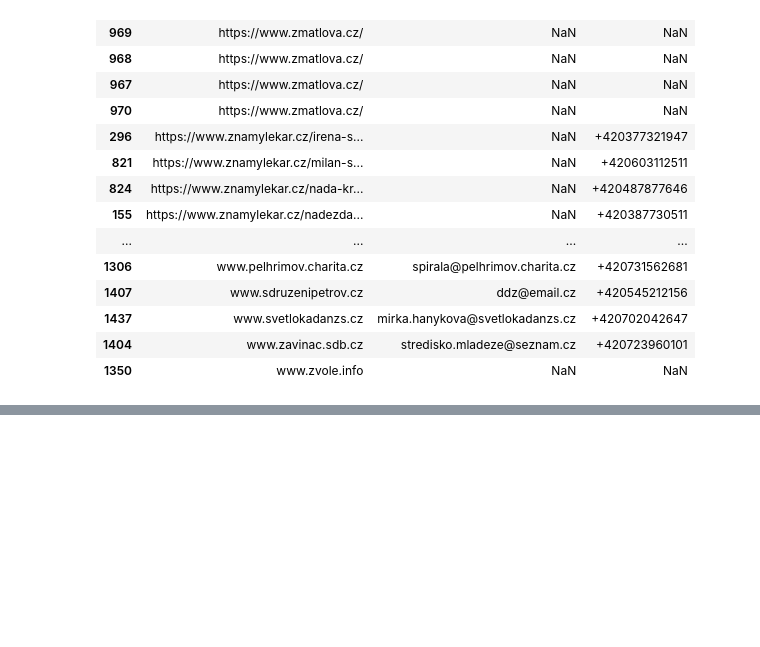
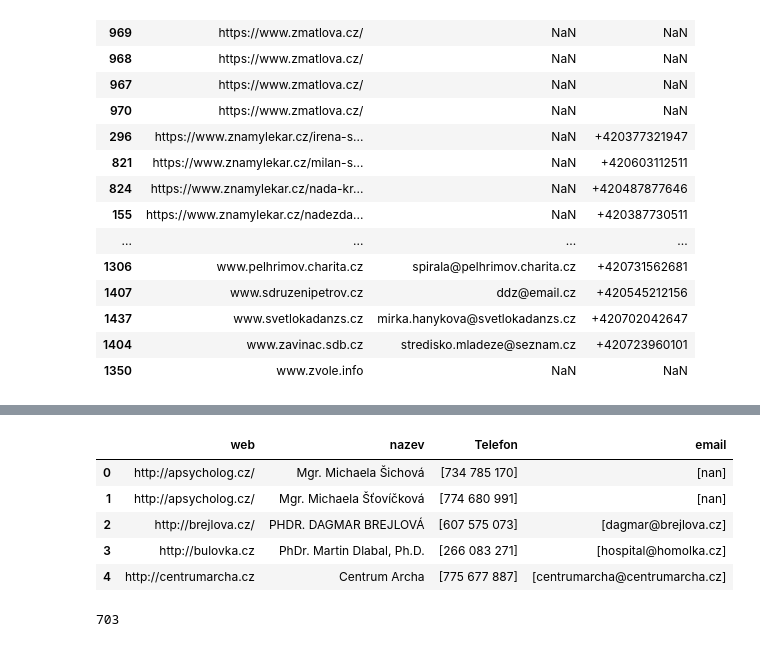
Before and after one commit to DmitriiSid/SafeZone, a Jupyter notebook: notebooks/validation_master.ipynb, the cells around one changed output, grey strips where cells are left out. Drawn from its saved outputs; the diff is of its cells as text; code cells hidden in the pictures; blank space fills up the shorter version.

```diff
--- a/notebooks/validation_master.ipynb
+++ b/notebooks/validation_master.ipynb
@@ -554,0 +940,13 @@ db_pomoci[(db_pomoci["Matched"]== "unmatched" )& ~(db_pomoci["Webová stránka"]
+# %%
+data.head()
+# %% [output]
+|  | web | nazev | Telefon | email |
+| 0 | http://apsycholog.cz/ | Mgr. Michaela Šichová | [734 785 170] | [nan] |
+| 1 | http://apsycholog.cz/ | Mgr. Michaela Šťovíčková | [774 680 991] | [nan] |
+| 2 | http://brejlova.cz/ | PHDR. DAGMAR BREJLOVÁ | [607 575 073] | [dagmar@brejlova.cz] |
+| 3 | http://bulovka.cz | PhDr. Martin Dlabal, Ph.D. | [266 083 271] | [hospital@homolka.cz] |
+| 4 | http://centrumarcha.cz | Centrum Archa | [775 677 887] | [centrumarcha@centrumarcha.cz] |
+# %%
+len(set(data["web"]))
+# %% [output]
+703
```
Also changed, not shown: parts of 12 cells of this notebook.
